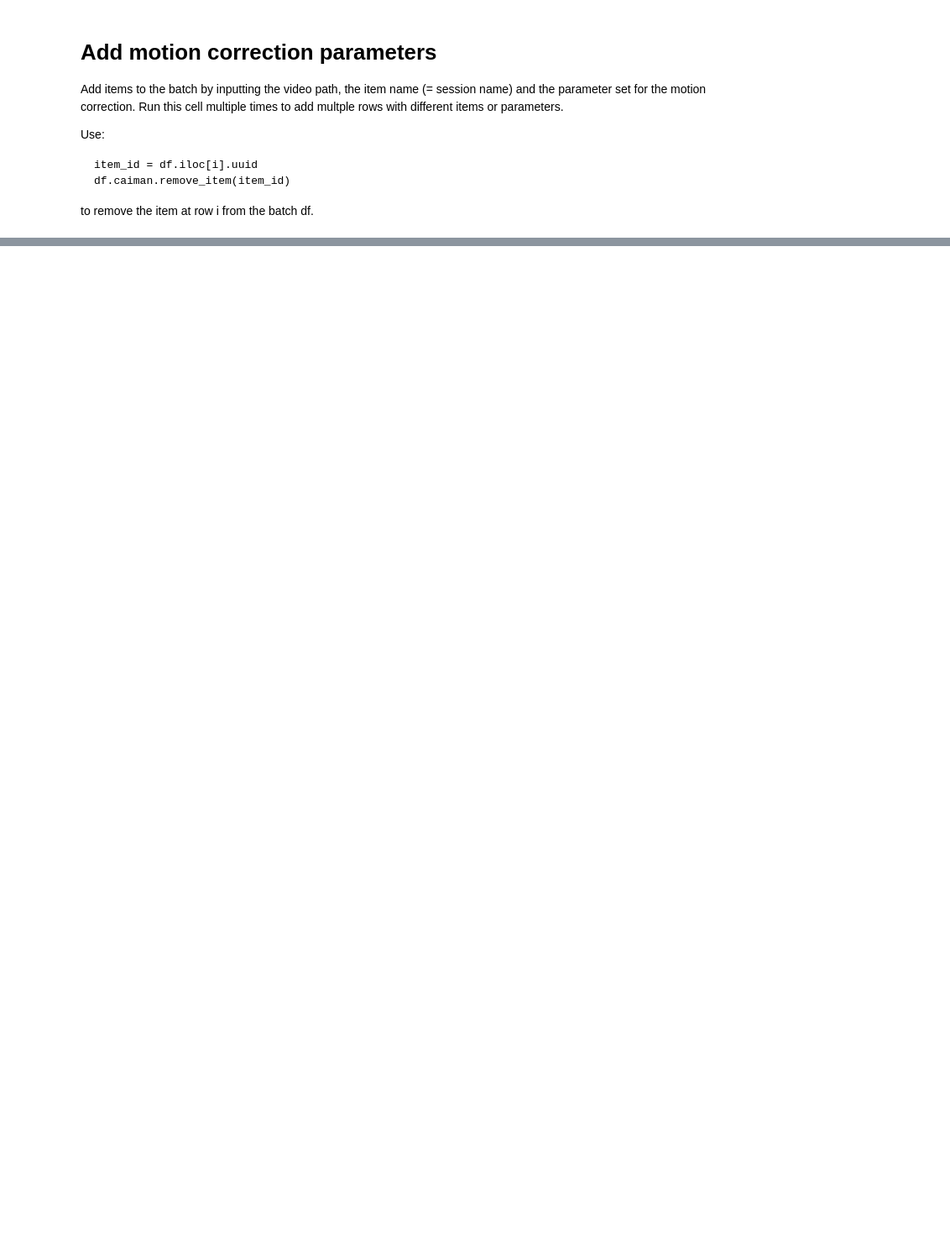
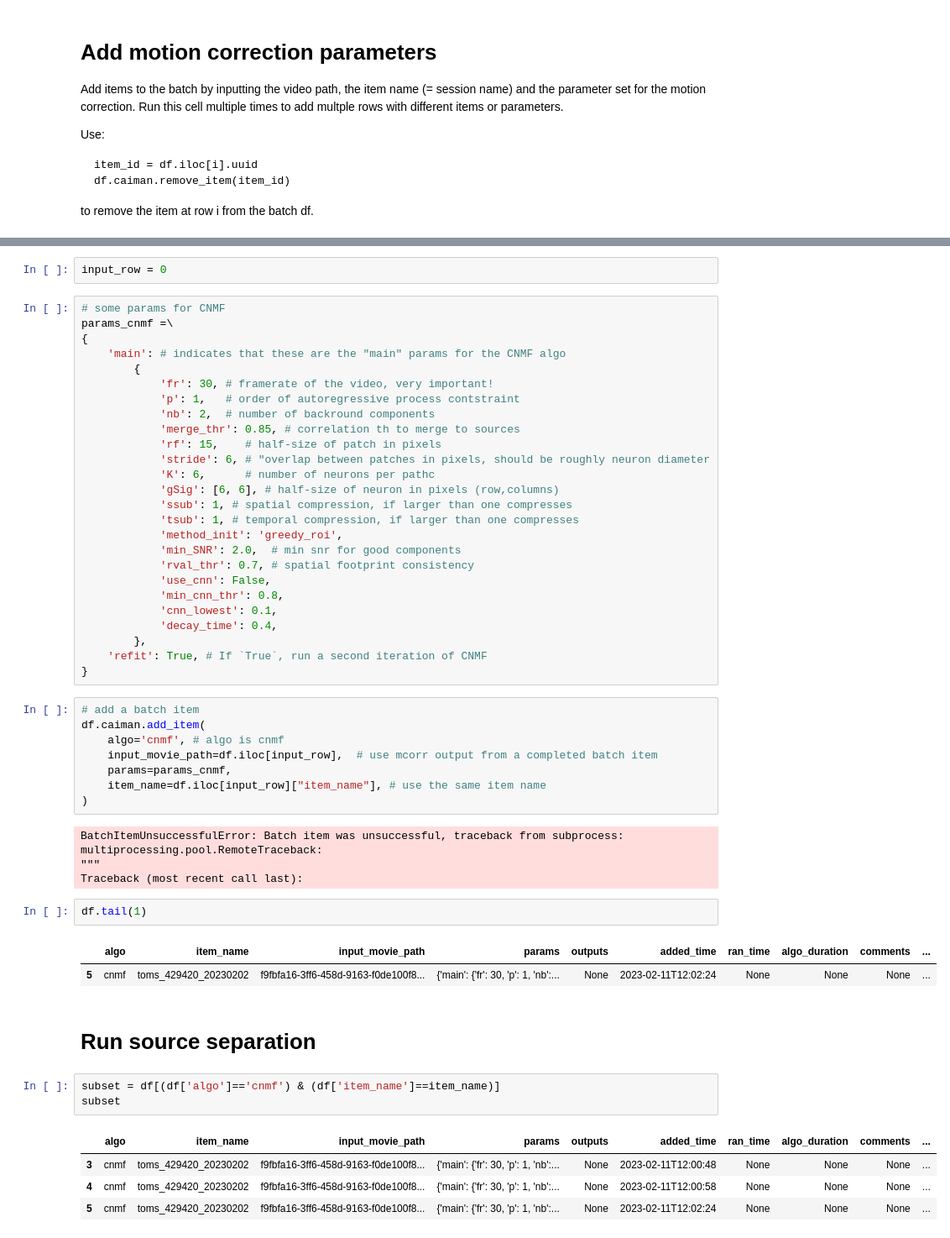
Before and after one commit to NeuroNetMem/pipeline_2p, a Jupyter notebook: batch_manager.ipynb, the cells around one changed output, grey strips where cells are left out. Shown at 84% size. Saved outputs shown, nothing was run; the diff lists cells and outputs as text; blank space fills up the shorter version.

```diff
--- a/batch_manager.ipynb
+++ b/batch_manager.ipynb
@@ -89,0 +137,56 @@ for i in rows_to_run:
+# %%
+input_row = 0
+# %%
+# some params for CNMF
+params_cnmf =\
+{
+    'main': # indicates that these are the "main" params for the CNMF algo
+        {
+            'fr': 30, # framerate of the video, very important!
+            'p': 1,   # order of autoregressive process contstraint
+            'nb': 2,  # number of backround components
+            'merge_thr': 0.85, # correlation th to merge to sources
+            'rf': 15,    # half-size of patch in pixels
+            'stride': 6, # "overlap between patches in pixels, should be roughly neuron diameter
+            'K': 6,      # number of neurons per pathc
+            'gSig': [6, 6], # half-size of neuron in pixels (row,columns)
+            'ssub': 1, # spatial compression, if larger than one compresses
+            'tsub': 1, # temporal compression, if larger than one compresses
+            'method_init': 'greedy_roi',
+            'min_SNR': 2.0,  # min snr for good components
+            'rval_thr': 0.7, # spatial footprint consistency
+            'use_cnn': False,
+            'min_cnn_thr': 0.8,
+            'cnn_lowest': 0.1,
+            'decay_time': 0.4,
+        },
+    'refit': True, # If `True`, run a second iteration of CNMF
+}
+# %%
+# add a batch item
+df.caiman.add_item(
+    algo='cnmf', # algo is cnmf
+    input_movie_path=df.iloc[input_row],  # use mcorr output from a completed batch item
+    params=params_cnmf,
+    item_name=df.iloc[input_row]["item_name"], # use the same item name
+)
+# %% [output]
+BatchItemUnsuccessfulError: Batch item was unsuccessful, traceback from subprocess:
+multiprocessing.pool.RemoteTraceback:
+"""
+Traceback (most recent call last):
+# %%
+df.tail(1)
+# %% [output]
+|  | algo | item_name | input_movie_path | params | outputs | added_time | ran_time | algo_duration | comments | ... |
+| 5 | cnmf | toms_429420_20230202 | f9fbfa16-3ff6-458d-9163-f0de100f8... | {'main': {'fr': 30, 'p': 1, 'nb':... | None | 2023-02-11T12:02:24 | None | None | None | ... |
+# %% [markdown]
+# Run source separation
+# %%
+subset = df[(df['algo']=='cnmf') & (df['item_name']==item_name)]
+subset
+# %% [output]
+|  | algo | item_name | input_movie_path | params | outputs | added_time | ran_time | algo_duration | comments | ... |
+| 3 | cnmf | toms_429420_20230202 | f9fbfa16-3ff6-458d-9163-f0de100f8... | {'main': {'fr': 30, 'p': 1, 'nb':... | None | 2023-02-11T12:00:48 | None | None | None | ... |
+| 4 | cnmf | toms_429420_20230202 | f9fbfa16-3ff6-458d-9163-f0de100f8... | {'main': {'fr': 30, 'p': 1, 'nb':... | None | 2023-02-11T12:00:58 | None | None | None | ... |
+| 5 | cnmf | toms_429420_20230202 | f9fbfa16-3ff6-458d-9163-f0de100f8... | {'main': {'fr': 30, 'p': 1, 'nb':... | None | 2023-02-11T12:02:24 | None | None | None | ... |
```
Also changed, not shown: parts of 21 cells of this notebook, 4 other files.
